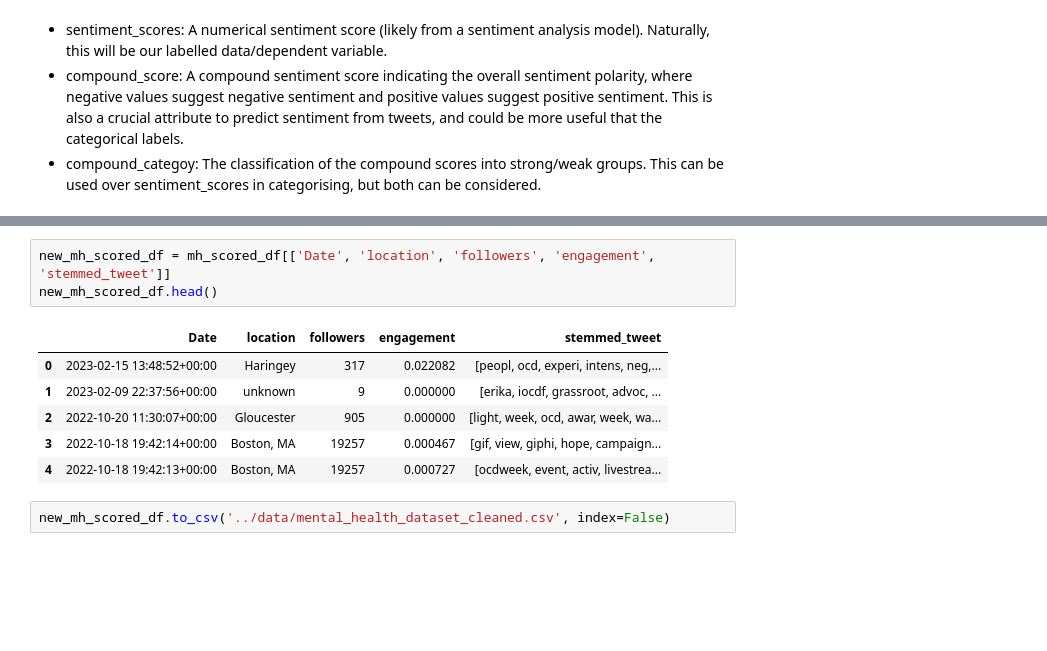
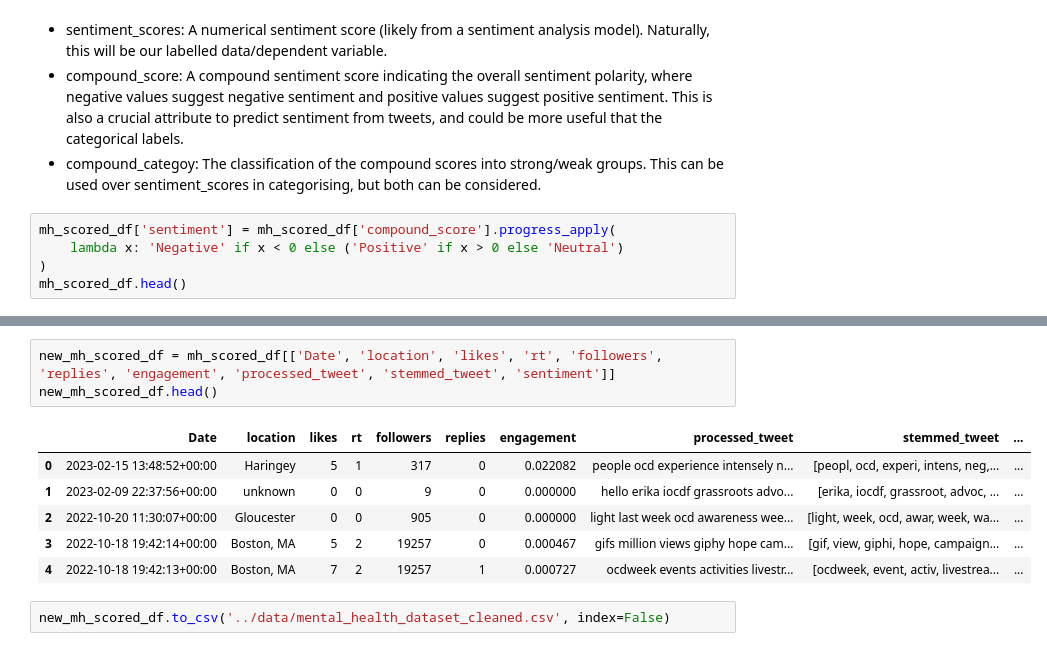
Before and after one commit to fishbrightwise/IS424-G2T4, a Jupyter notebook: notebooks/1.3) Mental Health Dataset Data Processing.ipynb, the cells around one changed output, grey strips where cells are left out. Saved outputs shown, nothing was run; the diff lists cells and outputs as text; blank space fills up the shorter version.

Commit message:
Added more to labelled_corpus.csv
Non-Text Processed Text and Sentiments

```diff
--- a/notebooks/1.3) Mental Health Dataset Data Processing.ipynb
+++ b/notebooks/1.3) Mental Health Dataset Data Processing.ipynb
@@ -515,3 +515,8 @@ The breakdown of the remaining attributes are as such:
 	<li>compound_score: A compound sentiment score indicating the overall sentiment polarity, where negative values suggest negative sentiment and positive values suggest positive sentiment. This is also a crucial attribute to predict sentiment from tweets, and could be more useful that the categorical labels.</li>
     <li>compound_categoy: The classification of the compound scores into strong/weak groups. This can be used over sentiment_scores in categorising, but both can be considered.</li>
 </ul>
+# %%
+mh_scored_df['sentiment'] = mh_scored_df['compound_score'].progress_apply(
+    lambda x: 'Negative' if x < 0 else ('Positive' if x > 0 else 'Neutral')
+)
+mh_scored_df.head()
@@ -518,13 +531,13 @@ The breakdown of the remaining attributes are as such:
 # %%
-new_mh_scored_df = mh_scored_df[['Date', 'location', 'followers', 'engagement', 'stemmed_tweet']]
+new_mh_scored_df = mh_scored_df[['Date', 'location', 'likes', 'rt', 'followers', 'replies', 'engagement', 'processed_tweet', 'stemmed_tweet', 'sentiment']]
 new_mh_scored_df.head()
 # %% [output]
-|  | Date | location | followers | engagement | stemmed_tweet |
-| 0 | 2023-02-15 13:48:52+00:00 | Haringey | 317 | 0.022082 | [peopl, ocd, experi, intens, neg,... |
-| 1 | 2023-02-09 22:37:56+00:00 | unknown | 9 | 0.000000 | [erika, iocdf, grassroot, advoc, ... |
-| 2 | 2022-10-20 11:30:07+00:00 | Gloucester | 905 | 0.000000 | [light, week, ocd, awar, week, wa... |
-| 3 | 2022-10-18 19:42:14+00:00 | Boston, MA | 19257 | 0.000467 | [gif, view, giphi, hope, campaign... |
-| 4 | 2022-10-18 19:42:13+00:00 | Boston, MA | 19257 | 0.000727 | [ocdweek, event, activ, livestrea... |
+|  | Date | location | likes | rt | followers | replies | engagement | processed_tweet | stemmed_tweet | ... |
+| 0 | 2023-02-15 13:48:52+00:00 | Haringey | 5 | 1 | 317 | 0 | 0.022082 | people ocd experience intensely n... | [peopl, ocd, experi, intens, neg,... | ... |
+| 1 | 2023-02-09 22:37:56+00:00 | unknown | 0 | 0 | 9 | 0 | 0.000000 | hello erika iocdf grassroots advo... | [erika, iocdf, grassroot, advoc, ... | ... |
+| 2 | 2022-10-20 11:30:07+00:00 | Gloucester | 0 | 0 | 905 | 0 | 0.000000 | light last week ocd awareness wee... | [light, week, ocd, awar, week, wa... | ... |
+| 3 | 2022-10-18 19:42:14+00:00 | Boston, MA | 5 | 2 | 19257 | 0 | 0.000467 | gifs million views giphy hope cam... | [gif, view, giphi, hope, campaign... | ... |
+| 4 | 2022-10-18 19:42:13+00:00 | Boston, MA | 7 | 2 | 19257 | 1 | 0.000727 | ocdweek events activities livestr... | [ocdweek, event, activ, livestrea... | ... |
 # %%
 new_mh_scored_df.to_csv('../data/mental_health_dataset_cleaned.csv', index=False)
 # %% [markdown]
```
Also changed, not shown: parts of 1 cell of this notebook, 1 other file.
